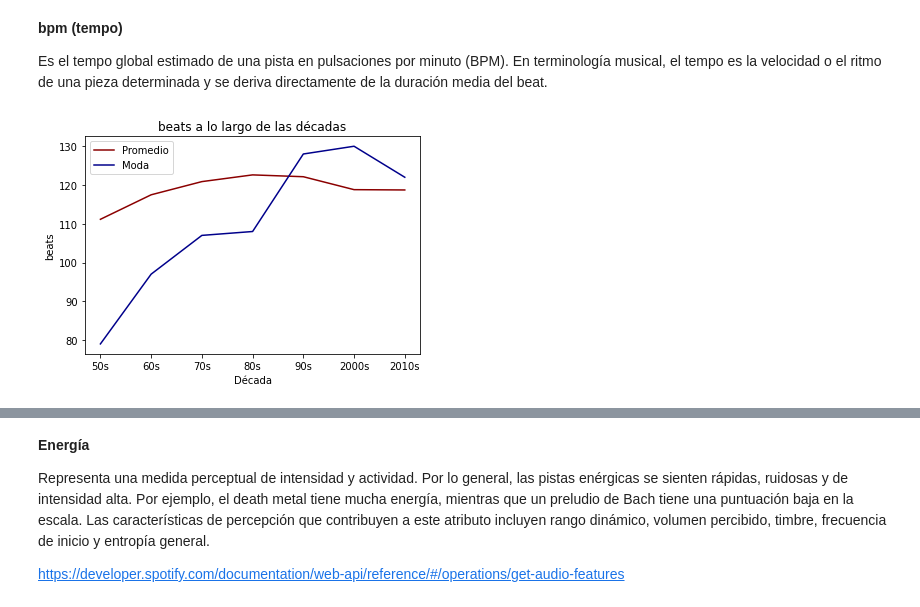
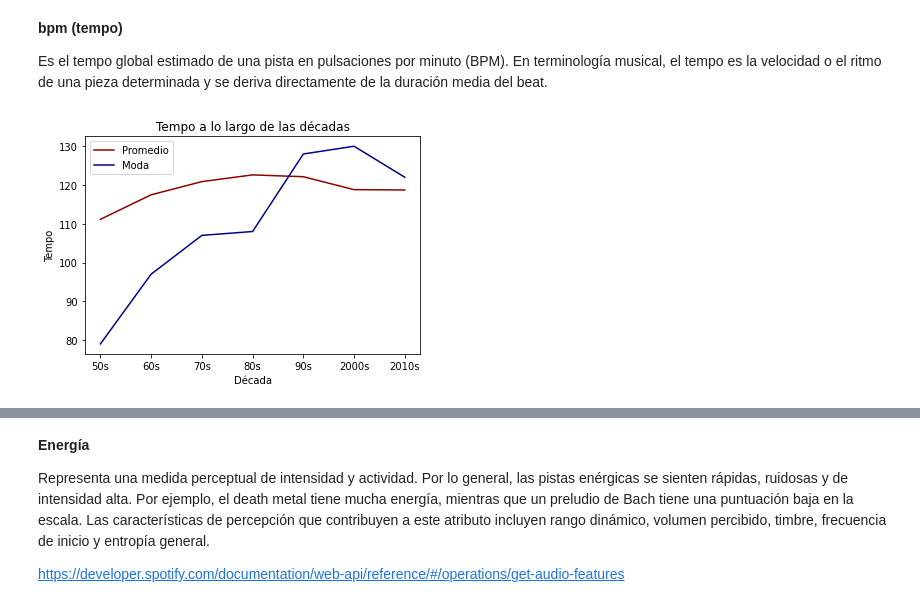
Before and after one commit to danielasenraoka/music_evolution, a Jupyter notebook: exploratory_anaysis.ipynb, the cells around one changed output, grey strips where cells are left out. Saved outputs shown, nothing was run; the diff lists cells and outputs as text; code cells hidden in the pictures.

```diff
--- a/exploratory_anaysis.ipynb
+++ b/exploratory_anaysis.ipynb
@@ -105,6 +107,6 @@ def variable_plot(decades, variable, nombre_var):
 
 Es el tempo global estimado de una pista en pulsaciones por minuto (BPM). En terminología musical, el tempo es la velocidad o el ritmo de una pieza determinada y se deriva directamente de la duración media del beat.
 # %%
-variable_plot(decades, 'bpm', 'beats')
+variable_plot(decades, 'bpm', 'Tempo')
 # %% [output]
-[figure, old version]
+[figure, new version]
```
Also changed, not shown: parts of 23 cells of this notebook.
